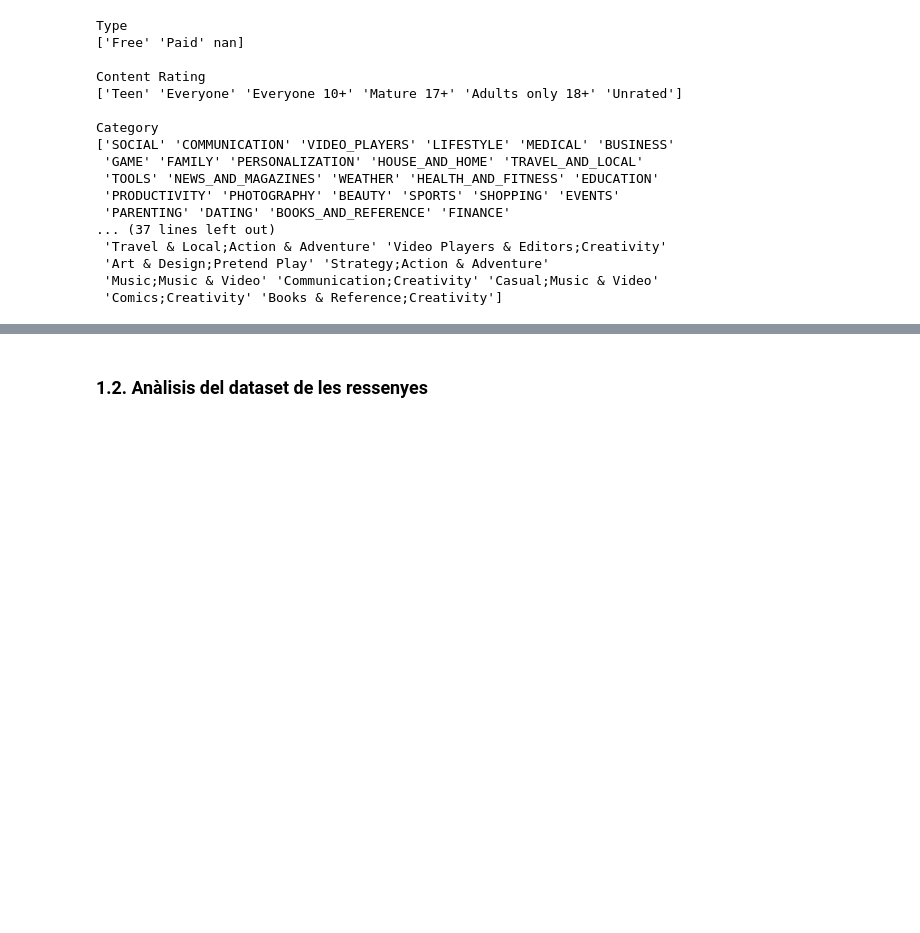
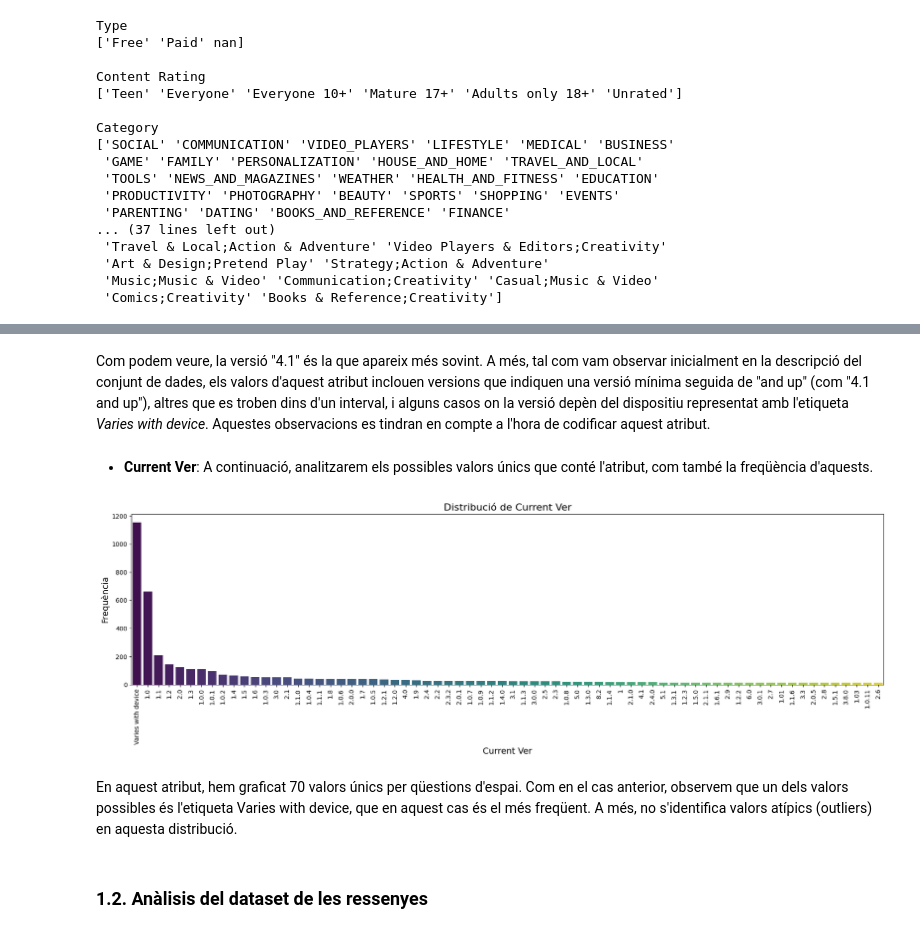
Before and after one commit to NIU1672001/Google-Play-Store-Apps, a Jupyter notebook: Google Play Store Apps.ipynb, the cells around one changed output, grey strips where cells are left out. Saved outputs shown, nothing was run; the diff lists cells and outputs as text; code cells hidden in the pictures; blank space fills up the shorter version.

```diff
--- a/Google Play Store Apps.ipynb
+++ b/Google Play Store Apps.ipynb
@@ -264,3 +281,23 @@ Segons la sortida anterior podem veure que tenim categories coherents amb la tem
+# %% [markdown]
+Com podem veure, la versió "4.1" és la que apareix més sovint. A més, tal com vam observar inicialment en la descripció del conjunt de dades, els valors d'aquest atribut inclouen versions que indiquen una versió mínima seguida de "and up" (com "4.1 and up"), altres que es troben dins d'un interval, i alguns casos on la versió depèn del dispositiu representat amb l'etiqueta *Varies with device*. Aquestes observacions es tindran en compte a l'hora de codificar aquest atribut.
+# %% [markdown]
+- **Current Ver**: A continuació, analitzarem els possibles valors únics que conté l'atribut, com també la freqüència d'aquests.
+# %%
+top_values = train_data['Current Ver'].value_counts().head(70).index
+
+# Crear el gráfico de distribución
+plt.figure(figsize=(18, 6))
+sns.countplot(data=train_data, x='Current Ver', palette="viridis", order=top_values)
+plt.title('Distribució de Current Ver', size=16)
+plt.xlabel('Current Ver', size=14)
+plt.ylabel('Frequència', size=14)
+plt.xticks(rotation=90)
+plt.tight_layout()
+plt.show()
+# %% [output]
+[figure, added]
+# %% [markdown]
+En aquest atribut, hem graficat 70 valors únics per qüestions d'espai. Com en el cas anterior, observem que un dels valors possibles és l'etiqueta Varies with device, que en aquest cas és el més freqüent. A més, no s'identifica valors atípics (outliers) en aquesta distribució.
 # %% [markdown]
 ### 1.2. Anàlisis del dataset de les ressenyes
 # %% [markdown]
```
Also changed, not shown: parts of 54 cells of this notebook.
